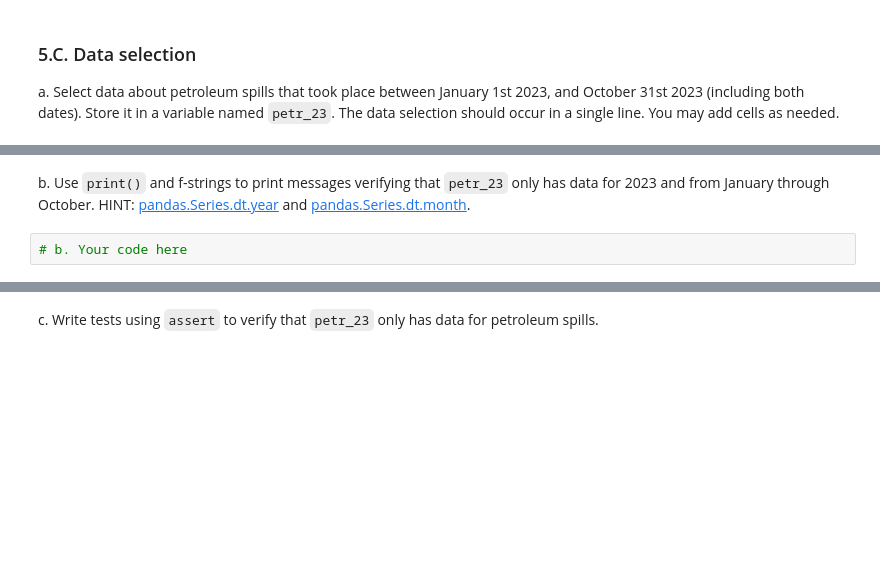
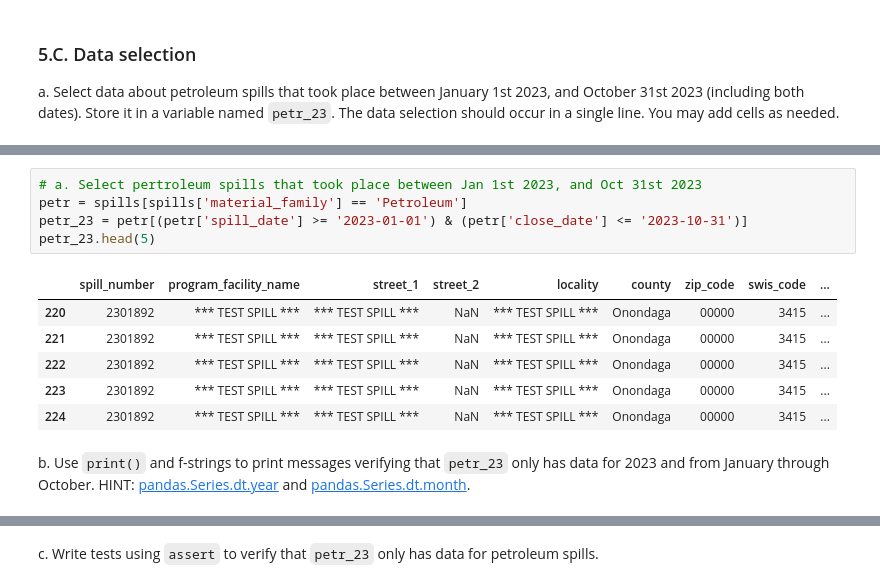
Before and after one commit to tommats00/eds220-hwk3, a Jupyter notebook: hwk3-task2-oil-spills.ipynb, the cells around one changed output, grey strips where cells are left out. Cells and saved outputs as stored; diff of their text form; blank space fills up the shorter version.

```diff
--- a/hwk3-task2-oil-spills.ipynb
+++ b/hwk3-task2-oil-spills.ipynb
@@ -153,7 +219,17 @@ a. Select data about petroleum spills that took place between January 1st 2023,
+# %%
+# a. Select pertroleum spills that took place between Jan 1st 2023, and Oct 31st 2023
+petr = spills[spills['material_family'] == 'Petroleum']
+petr_23 = petr[(petr['spill_date'] >= '2023-01-01') & (petr['close_date'] <= '2023-10-31')]
+petr_23.head(5)
+# %% [output]
+|  | spill_number | program_facility_name | street_1 | street_2 | locality | county | zip_code | swis_code | ... |
+| 220 | 2301892 | *** TEST SPILL *** | *** TEST SPILL *** | NaN | *** TEST SPILL *** | Onondaga | 00000 | 3415 | ... |
+| 221 | 2301892 | *** TEST SPILL *** | *** TEST SPILL *** | NaN | *** TEST SPILL *** | Onondaga | 00000 | 3415 | ... |
+| 222 | 2301892 | *** TEST SPILL *** | *** TEST SPILL *** | NaN | *** TEST SPILL *** | Onondaga | 00000 | 3415 | ... |
+| 223 | 2301892 | *** TEST SPILL *** | *** TEST SPILL *** | NaN | *** TEST SPILL *** | Onondaga | 00000 | 3415 | ... |
+| 224 | 2301892 | *** TEST SPILL *** | *** TEST SPILL *** | NaN | *** TEST SPILL *** | Onondaga | 00000 | 3415 | ... |
 # %% [markdown]
 <!-- BEGIN QUESTION -->
 
 b. Use `print()` and f-strings to print messages verifying that `petr_23` only has data for 2023 and from January through October.
 HINT: [pandas.Series.dt.year](https://pandas.pydata.org/docs/reference/api/pandas.Series.dt.year.html) and [pandas.Series.dt.month](https://pandas.pydata.org/docs/reference/api/pandas.Series.dt.month.html).
-# %%
-# b. Your code here
```
Also changed, not shown: parts of 22 cells of this notebook.
